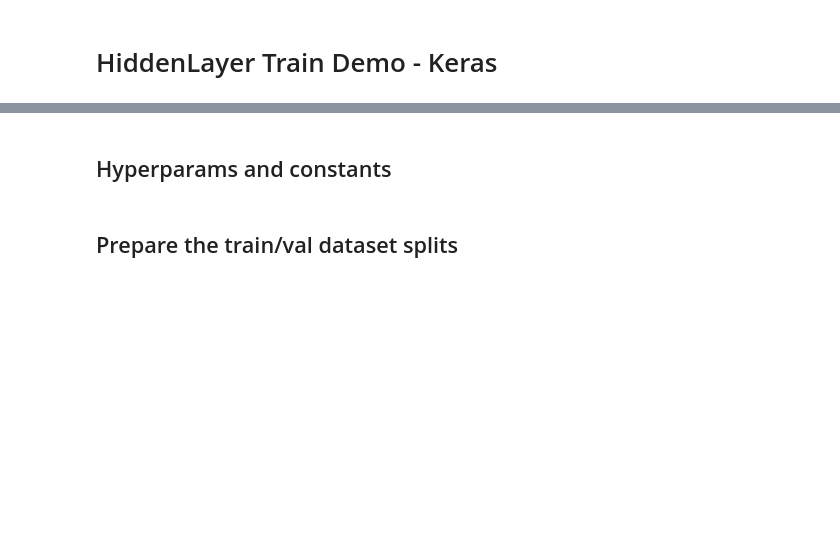
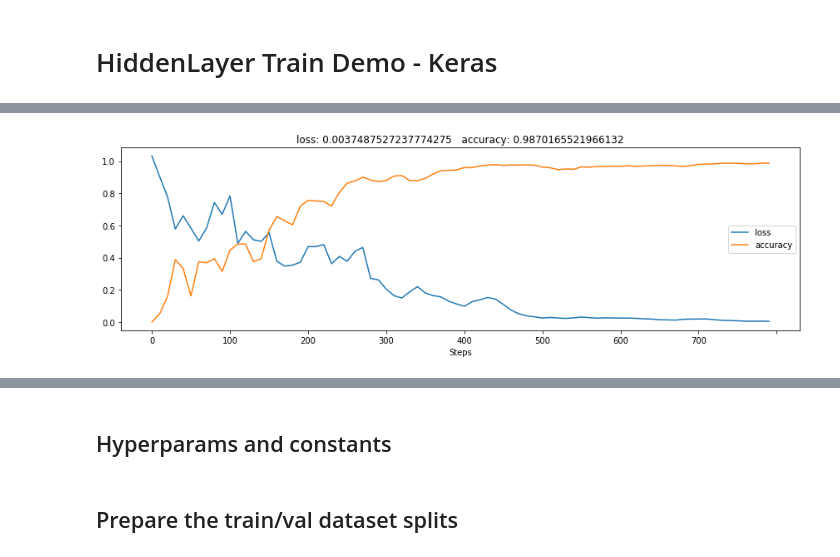
Before and after one commit to waleedka/hiddenlayer, a Jupyter notebook: demos/keras_train.ipynb, the cells around one changed output, grey strips where cells are left out. Cells and saved outputs as stored; diff of their text form; code cells hidden in the pictures; blank space fills up the shorter version.

```diff
--- a/demos/keras_train.ipynb
+++ b/demos/keras_train.ipynb
@@ -2,0 +14,26 @@
+# %%
+# A History object to store metrics
+history1 = hl.History()
+
+# A Canvas object to draw the metrics
+canvas1 = hl.Canvas()
+
+# Simulate a training loop with two metrics: loss and accuracy
+loss = 1
+accuracy = 0
+for step in range(800):
+    # Fake loss and accuracy
+    loss -= loss * np.random.uniform(-.09, 0.1)
+    accuracy = max(0, accuracy + (1 - accuracy) * np.random.uniform(-.09, 0.1))
+
+    # Log metrics and display them at certain intervals
+    if step % 10 == 0:
+        # Store metrics in the history object
+        history1.log(step, loss=loss, accuracy=accuracy)
+
+        # Plot the two metrics in one graph
+        canvas1.draw_plot([history1["loss"], history1["accuracy"]])
+
+        time.sleep(0.1)
+# %% [output]
+[figure, added]
```
Also changed, not shown: parts of 39 cells of this notebook.
